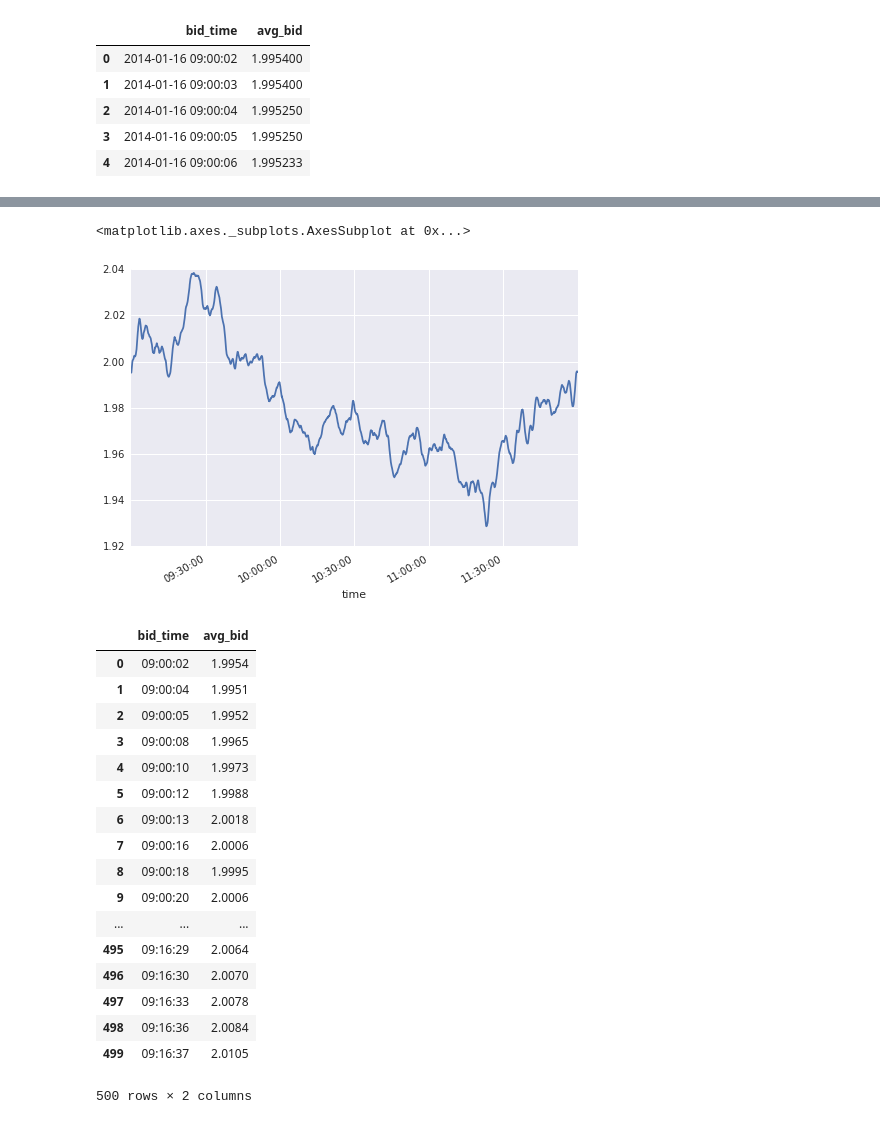
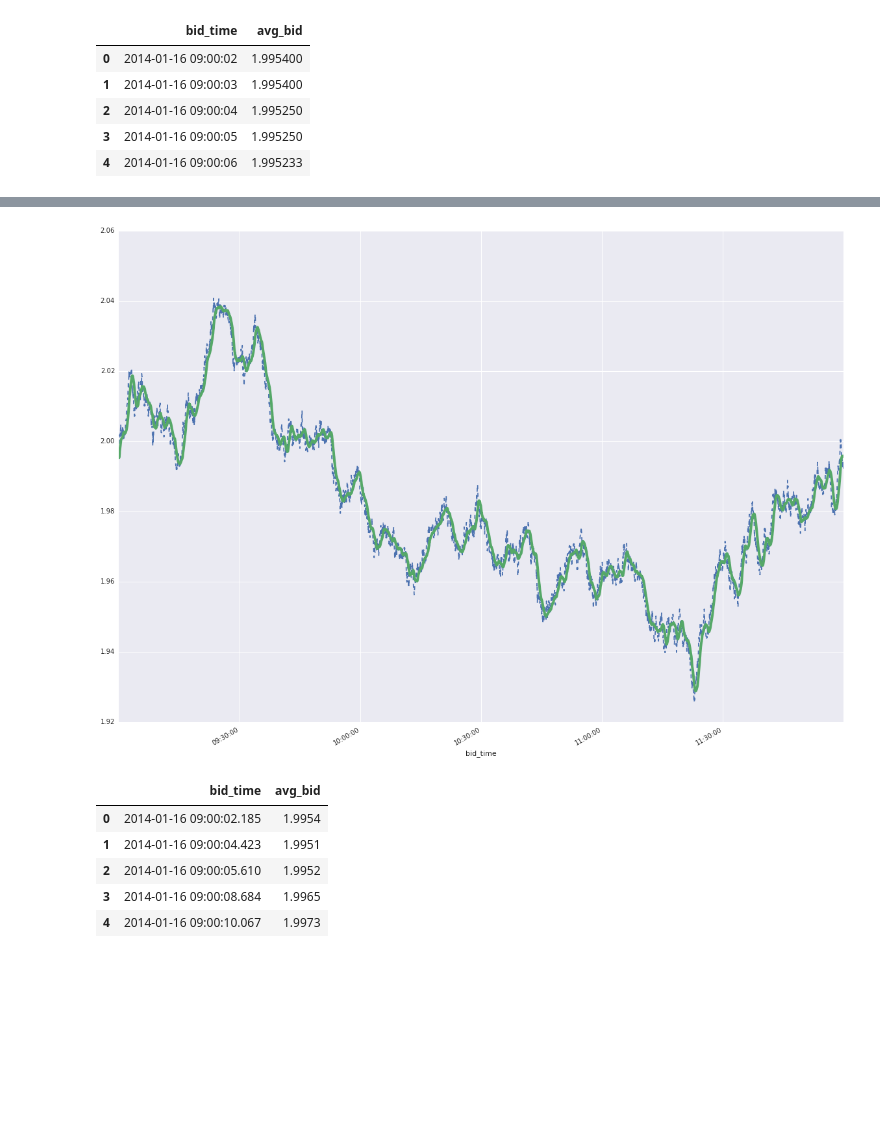
Before and after one commit to JimTravis/datalab-fun, a Jupyter notebook: Solution Updates/Analyzing Financial Time Series using BigQuery.ipynb, the cells around one changed output, grey strips where cells are left out. Cells and saved outputs as stored; diff of their text form; code cells hidden in the pictures; blank space fills up the shorter version.

```diff
--- a/Solution Updates/Analyzing Financial Time Series using BigQuery.ipynb
+++ b/Solution Updates/Analyzing Financial Time Series using BigQuery.ipynb
@@ -334,36 +326,22 @@ moving_average_1.set_index('bid_time').plot(figsize=(20, 15))
 # %%
-moving_average_2=bq.Query(time_series.moving_average_2).to_dataframe()
-
 def calculate_moving_average(finish):
-    series = moving_average_2.bid[
-      (moving_average_2.time > finish - pd.DateOffset(seconds=60)) &
-      (moving_average_2.time <= finish)]
+    series = raw_data_for_moving_average.bid[
+      (raw_data_for_moving_average.bid_time > finish - pd.DateOffset(seconds=60)) &
+      (raw_data_for_moving_average.bid_time <= finish)]
     return np.mean(series)
 
-moving_average_2['moving_average'] = moving_average_2.time.apply(calculate_moving_average)
-moving_average_2.set_index('time').moving_average.plot()
+raw_data_for_moving_average['moving_average'] = raw_data_for_moving_average.bid_time.apply(calculate_moving_average)
+raw_data_for_moving_average.set_index('bid_time').bid.plot(style='--', figsize=(20, 15))
+_ = raw_data_for_moving_average.set_index('bid_time').moving_average.plot(linewidth=4.0, figsize=(20, 15))
 # %% [output]
-<matplotlib.axes._subplots.AxesSubplot at 0x...>
-[figure, old version]
+[figure, new version]
 # %%
 moving_average_3=bq.Query(time_series.moving_average_3).to_dataframe()
-moving_average_3[:500]
+moving_average_3[:5]
 # %% [output]
 |  | bid_time | avg_bid |
-| 0 | 09:00:02 | 1.9954 |
-| 1 | 09:00:04 | 1.9951 |
-| 2 | 09:00:05 | 1.9952 |
-| 3 | 09:00:08 | 1.9965 |
-| 4 | 09:00:10 | 1.9973 |
-| 5 | 09:00:12 | 1.9988 |
-| 6 | 09:00:13 | 2.0018 |
-| 7 | 09:00:16 | 2.0006 |
-| 8 | 09:00:18 | 1.9995 |
-| 9 | 09:00:20 | 2.0006 |
-| ... | ... | ... |
-| 495 | 09:16:29 | 2.0064 |
-| 496 | 09:16:30 | 2.0070 |
-| 497 | 09:16:33 | 2.0078 |
-| 498 | 09:16:36 | 2.0084 |
-| 499 | 09:16:37 | 2.0105 |
+| 0 | 2014-01-16 09:00:02.185 | 1.9954 |
+| 1 | 2014-01-16 09:00:04.423 | 1.9951 |
+| 2 | 2014-01-16 09:00:05.610 | 1.9952 |
+| 3 | 2014-01-16 09:00:08.684 | 1.9965 |
+| 4 | 2014-01-16 09:00:10.067 | 1.9973 |
-500 rows × 2 columns
```
Also changed, not shown: parts of 12 cells of this notebook.
